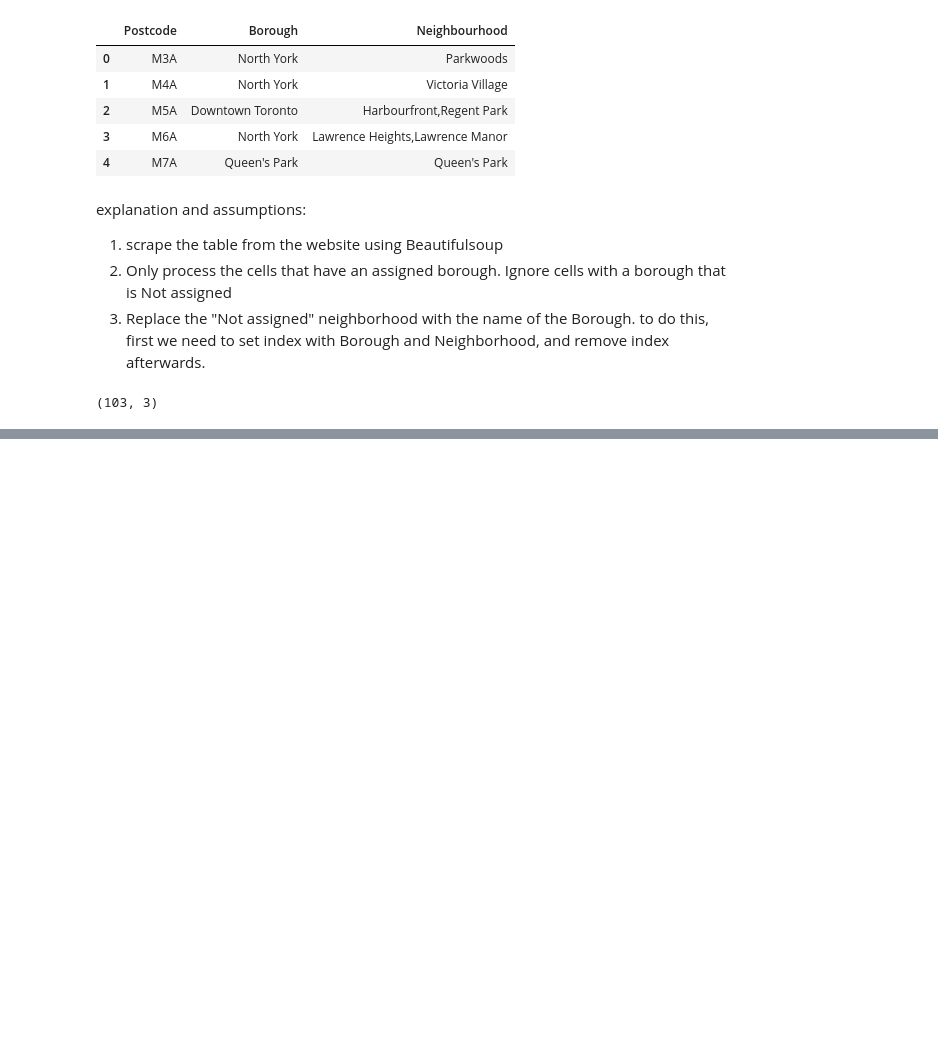
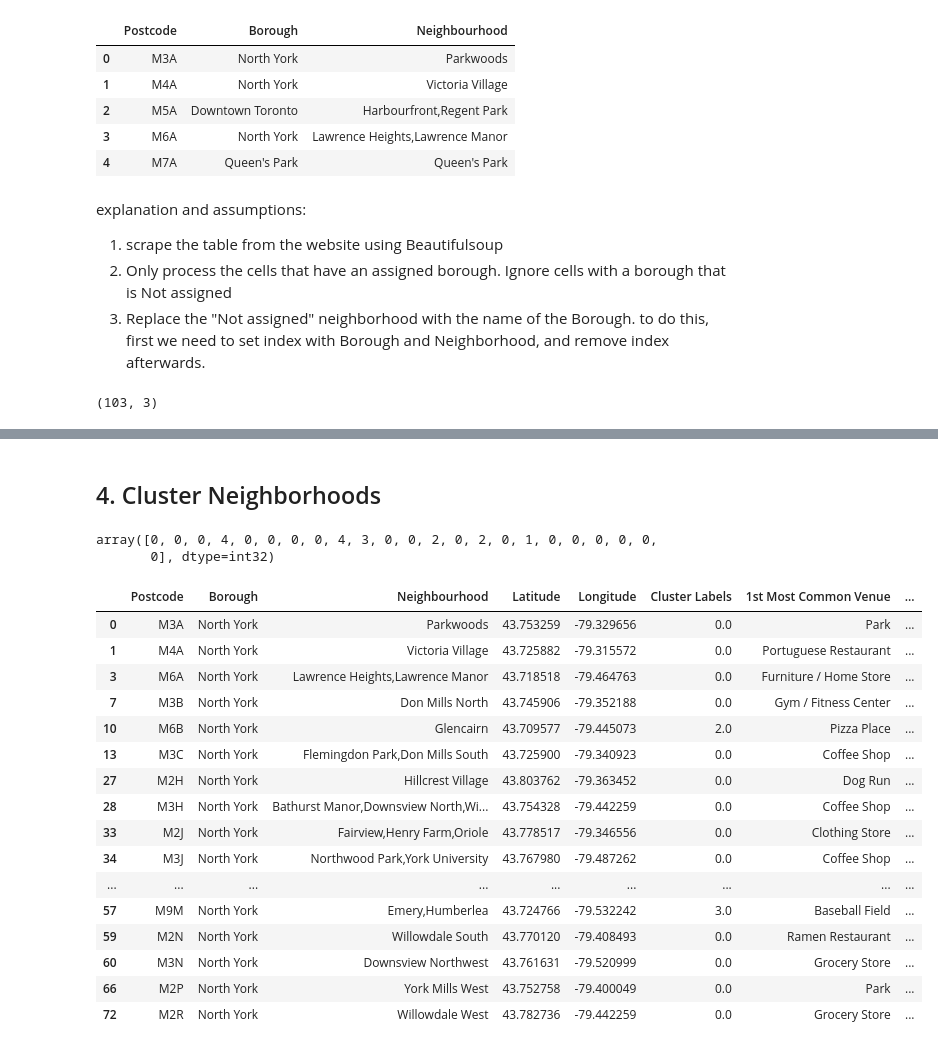
Before and after one commit to snowywsh/https-github.com-snowywsh-NeighborhoodsinToronto, a Jupyter notebook: Neighborhoods in Toronto.ipynb, the cells around one changed output, grey strips where cells are left out. Drawn from its saved outputs; the diff is of its cells as text; code cells hidden in the pictures; blank space fills up the shorter version.

```diff
--- a/Neighborhoods in Toronto.ipynb
+++ b/Neighborhoods in Toronto.ipynb
@@ -100,0 +318,5 @@ df2.head()
+# %%
+# let's group rows by neighborhood and by taking the mean of the frequency of occurrence of each category
+northyork_grouped = northyork_onehot.groupby('Neighbourhood').mean().reset_index()
+northyork_grouped
+northyork_grouped.shape
@@ -100,0 +325,13 @@ df2.head()
+# %%
+# print each neighborhood along with the top 5 most common venues
+num_top_venues = 5
+
+for hood in northyork_grouped['Neighbourhood']:
+    print("----"+hood+"----")
+    temp = northyork_grouped[northyork_grouped['Neighbourhood'] == hood].T.reset_index()
+    temp.columns = ['venue','freq']
+    temp = temp.iloc[1:]
+    temp['freq'] = temp['freq'].astype(float)
+    temp = temp.round({'freq': 2})
+    print(temp.sort_values('freq', ascending=False).reset_index(drop=True).head(num_top_venues))
+    print('\n')
@@ -100,0 +394,49 @@ df2.head()
+# %% [markdown]
+## 4. Cluster Neighborhoods
+# %%
+# Run k-means to cluster the neighborhood into 4 clusters
+kclusters = 5
+
+northyork_grouped_clustering = northyork_grouped.drop('Neighbourhood', 1)
+
+# run k-means clustering
+
+# import k-means from clustering stage
+from sklearn.cluster import KMeans
+
+kmeans = KMeans(n_clusters=kclusters, random_state=0).fit(northyork_grouped_clustering)
+
+# check cluster labels generated for each row in the dataframe
+kmeans.labels_[:]
+# %% [output]
+array([0, 0, 0, 4, 0, 0, 0, 0, 4, 3, 0, 0, 2, 0, 2, 0, 1, 0, 0, 0, 0, 0,
+       0], dtype=int32)
+# %%
+# create a new dataframe that includes the cluster as well as the top 10 venues for each neighborhood
+# add clustering labels
+neighborhoods_venues_sorted.insert(0, 'Cluster Labels', kmeans.labels_)
+
+northyork_merged = df3
+
+# merge toronto_grouped with toronto_data to add latitude/longitude for each neighborhood
+northyork_merged = northyork_merged.join(neighborhoods_venues_sorted.set_index('Neighbourhood'), on='Neighbourhood')
+
+northyork_merged # check the last columns!
+# %% [output]
+|  | Postcode | Borough | Neighbourhood | Latitude | Longitude | Cluster Labels | 1st Most Common Venue | ... |
+| 0 | M3A | North York | Parkwoods | 43.753259 | -79.329656 | 0.0 | Park | ... |
+| 1 | M4A | North York | Victoria Village | 43.725882 | -79.315572 | 0.0 | Portuguese Restaurant | ... |
+| 3 | M6A | North York | Lawrence Heights,Lawrence Manor | 43.718518 | -79.464763 | 0.0 | Furniture / Home Store | ... |
+| 7 | M3B | North York | Don Mills North | 43.745906 | -79.352188 | 0.0 | Gym / Fitness Center | ... |
+| 10 | M6B | North York | Glencairn | 43.709577 | -79.445073 | 2.0 | Pizza Place | ... |
+| 13 | M3C | North York | Flemingdon Park,Don Mills South | 43.725900 | -79.340923 | 0.0 | Coffee Shop | ... |
+| 27 | M2H | North York | Hillcrest Village | 43.803762 | -79.363452 | 0.0 | Dog Run | ... |
+| 28 | M3H | North York | Bathurst Manor,Downsview North,Wi... | 43.754328 | -79.442259 | 0.0 | Coffee Shop | ... |
+| 33 | M2J | North York | Fairview,Henry Farm,Oriole | 43.778517 | -79.346556 | 0.0 | Clothing Store | ... |
+| 34 | M3J | North York | Northwood Park,York University | 43.767980 | -79.487262 | 0.0 | Coffee Shop | ... |
+| ... | ... | ... | ... | ... | ... | ... | ... | ... |
+| 57 | M9M | North York | Emery,Humberlea | 43.724766 | -79.532242 | 3.0 | Baseball Field | ... |
+| 59 | M2N | North York | Willowdale South | 43.770120 | -79.408493 | 0.0 | Ramen Restaurant | ... |
+| 60 | M3N | North York | Downsview Northwest | 43.761631 | -79.520999 | 0.0 | Grocery Store | ... |
+| 66 | M2P | North York | York Mills West | 43.752758 | -79.400049 | 0.0 | Park | ... |
+| 72 | M2R | North York | Willowdale West | 43.782736 | -79.442259 | 0.0 | Grocery Store | ... |
```
Also changed, not shown: parts of 17 cells of this notebook.
